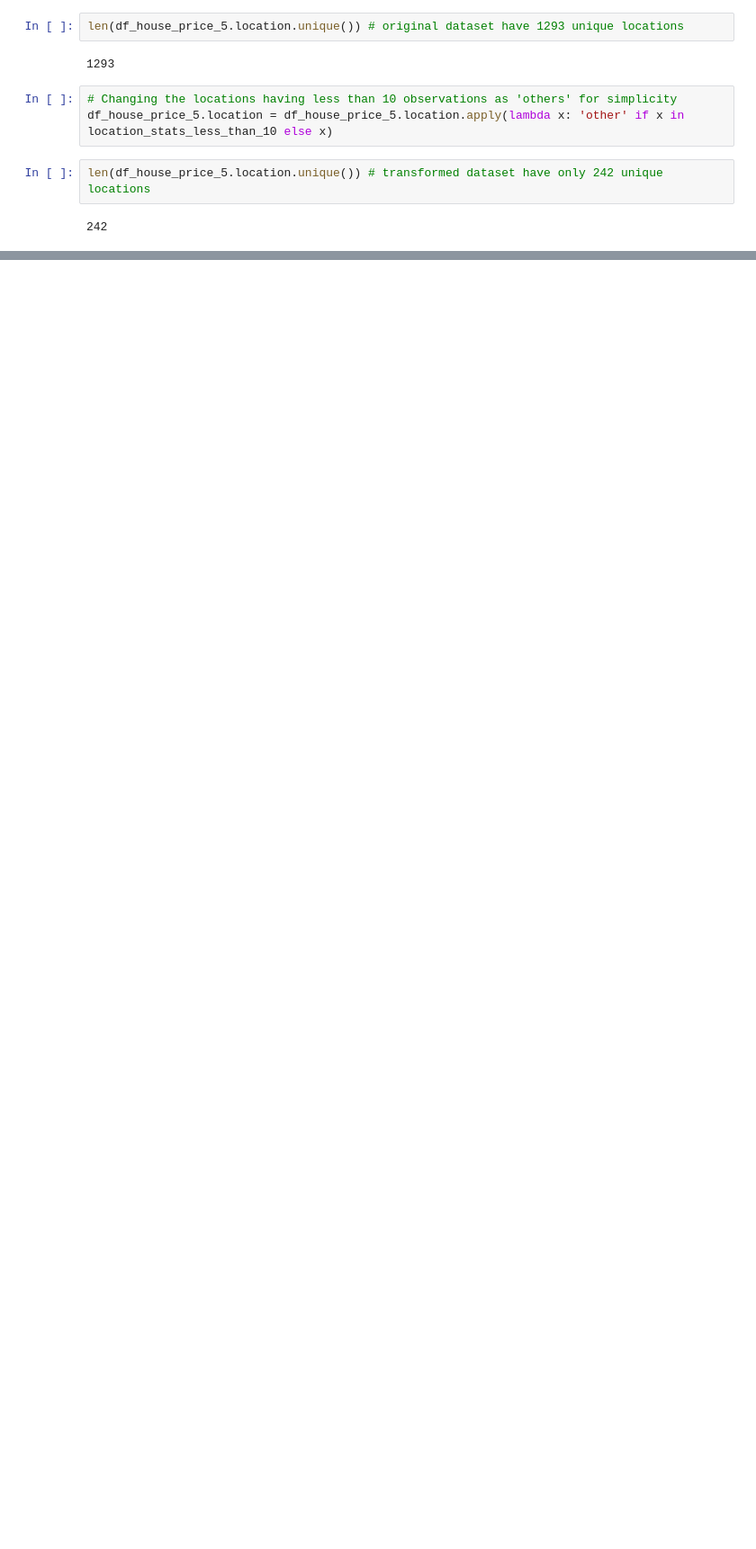
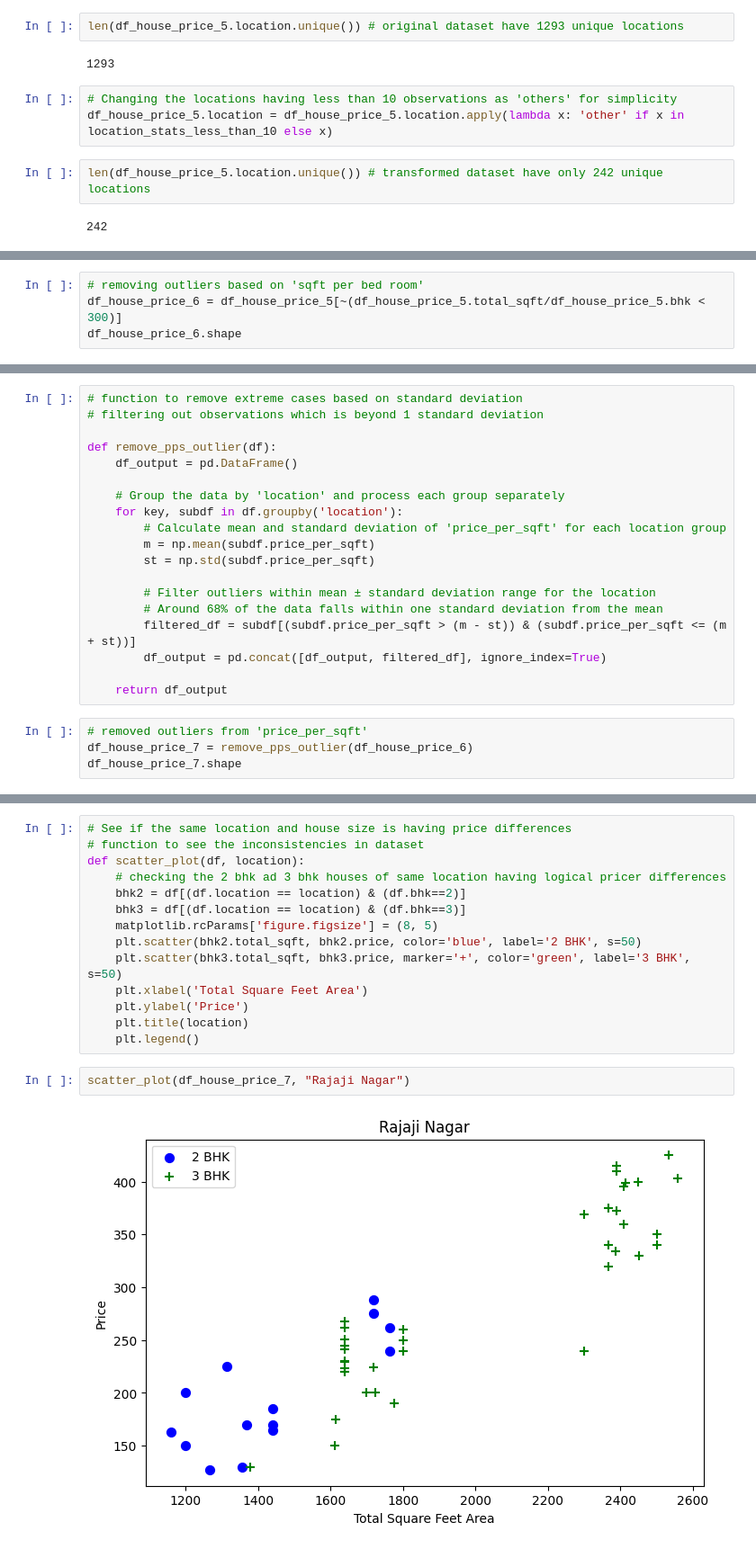
Before and after one commit to GokulPrakashK98/HousePredictionModel, a Jupyter notebook: Project.ipynb, the cells around one changed output, grey strips where cells are left out. Shown at 90% size. Cells and saved outputs as stored; diff of their text form; blank space fills up the shorter version.

```diff
--- a/Project.ipynb
+++ b/Project.ipynb
@@ -235,0 +298,4 @@ df_house_price_5.head(10)
+# %%
+# removing outliers based on 'sqft per bed room'
+df_house_price_6 = df_house_price_5[~(df_house_price_5.total_sqft/df_house_price_5.bhk < 300)]
+df_house_price_6.shape
@@ -235,0 +319,23 @@ df_house_price_5.head(10)
+# %%
+# function to remove extreme cases based on standard deviation
+# filtering out observations which is beyond 1 standard deviation
+
+def remove_pps_outlier(df):
+    df_output = pd.DataFrame()
+
+    # Group the data by 'location' and process each group separately
+    for key, subdf in df.groupby('location'):
+        # Calculate mean and standard deviation of 'price_per_sqft' for each location group
+        m = np.mean(subdf.price_per_sqft)
+        st = np.std(subdf.price_per_sqft)
+
+        # Filter outliers within mean ± standard deviation range for the location
+        # Around 68% of the data falls within one standard deviation from the mean
+        filtered_df = subdf[(subdf.price_per_sqft > (m - st)) & (subdf.price_per_sqft <= (m + st))]
+        df_output = pd.concat([df_output, filtered_df], ignore_index=True)
+
+    return df_output
+# %%
+# removed outliers from 'price_per_sqft'
+df_house_price_7 = remove_pps_outlier(df_house_price_6)
+df_house_price_7.shape
@@ -235,0 +344,18 @@ df_house_price_5.head(10)
+# %%
+# See if the same location and house size is having price differences
+# function to see the inconsistencies in dataset
+def scatter_plot(df, location):
+    # checking the 2 bhk ad 3 bhk houses of same location having logical pricer differences
+    bhk2 = df[(df.location == location) & (df.bhk==2)]
+    bhk3 = df[(df.location == location) & (df.bhk==3)]
+    matplotlib.rcParams['figure.figsize'] = (8, 5)
+    plt.scatter(bhk2.total_sqft, bhk2.price, color='blue', label='2 BHK', s=50)
+    plt.scatter(bhk3.total_sqft, bhk3.price, marker='+', color='green', label='3 BHK', s=50)
+    plt.xlabel('Total Square Feet Area')
+    plt.ylabel('Price')
+    plt.title(location)
+    plt.legend()
+# %%
+scatter_plot(df_house_price_7, "Rajaji Nagar")
+# %% [output]
+[figure, added]
```
Also changed, not shown: parts of 44 cells of this notebook.
